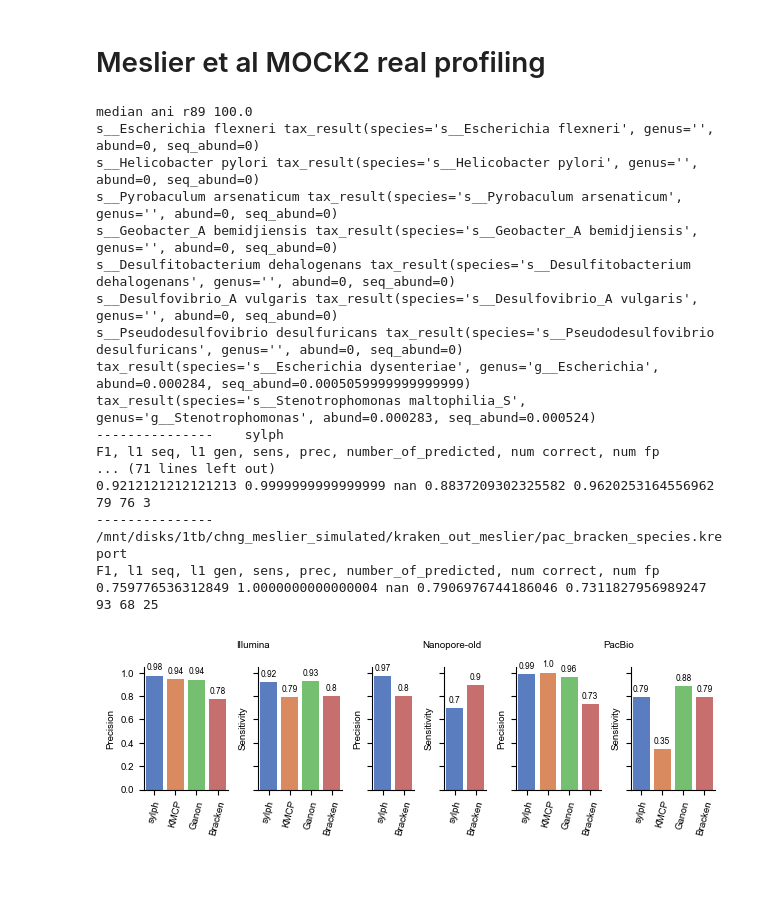
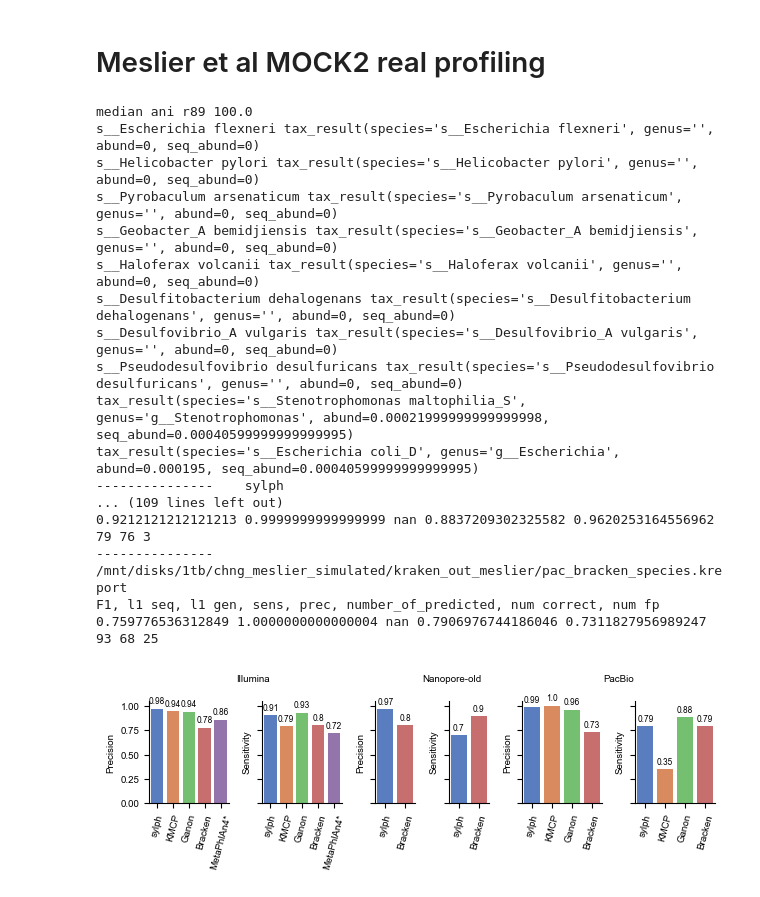
Before and after one commit to bluenote-1577/sylph-test, a Jupyter notebook: profile_analysis.ipynb, the cells around one changed output. Drawn from its saved outputs; the diff is of its cells as text; code cells hidden in the pictures.

Commit message:
v0.5 results more

```diff
--- a/profile_analysis.ipynb
+++ b/profile_analysis.ipynb
@@ -574,11 +574,12 @@ for i, setup in enumerate(test_setups):
         # Add labels
         ax.set_xticklabels(methods)
         ax.set_ylabel(metric.capitalize())
+        ax.set_ylabel("")
+        ax.set_title(metric.capitalize(),fontsize=7)
         if j == 4:
-            ax.set_ylabel('Norm. L1 (all)')
+            ax.set_title('Norm. L1 (all)', fontsize=7)
         if j == 3:
-            ax.set_ylabel('Norm. L1 (> 95% ANI)')
-
+            ax.set_title('Norm. L1 (> 95% ANI)', fontsize=7)
 
         #if j == 2:
            # ax.set_title(test_setups[i], fontsize=7.0)
@@ -873,7 +863,7 @@ det_95 = []
 det_99 = []
 det = []
 sense = []
-ordered_labels = ['sylph',  'KMCP', 'ganon','Bracken\n0.01% cutoff', 'MetaPhlAn4*']
+ordered_labels = ['sylph',  'KMCP', 'ganon','Bracken\n0.01% cutoff']#, 'MetaPhlAn4*']
 
 for method, d in detects.items():
     for res in d:
@@ -919,11 +909,11 @@ for l,ax in enumerate(axes):
         ax.tick_params(axis='x', rotation=45)
     ax.set_xlabel("ANI")
     sns.despine(ax=ax)
-axes[2].set_xlabel("Log10 abundance (est)")
+axes[2].set_xlabel("Abundance (est)")
 axes[2].set_ylabel("Precision")
 axes[2].set_xscale('log')
 axes[2].set_xlim([0.01,10])
-axes[3].set_xlabel("Log10 abundance (true)")
+axes[3].set_xlabel("Abundance (true)")
 axes[3].set_ylabel("Sensitivity")
 axes[3].set_xscale('log')
 #axes[2].get_xaxis().set_major_formatter(matplotlib.ticker.ScalarFormatter())
@@ -1095,7 +1326,7 @@ for (i,exp) in enumerate(exps):
              f'/mnt/disks/1tb/chng_meslier_simulated/kmcp_out_meslier/{exp}.kmcp.profile',
              f'/mnt/disks/1tb/chng_meslier_simulated/ganon_out_meslier/{exp}.ganon.tre',
             f'/mnt/disks/1tb/chng_meslier_simulated/kraken_out_meslier/{exp}_bracken_species.kreport',
-        #    f'/mnt/disks/1tb/chng_meslier_simulated/metaphlan_out_meslier/{exp}.metaphlan.gtdb',
+            f'/mnt/disks/1tb/chng_meslier_simulated/metaphlan_out_meslier/{exp}.metaphlan.gtdb',
                 ]
     elif 'nano' == exp:
         files = ['sylph',
@@ -1159,12 +1390,12 @@ for (i, exp) in enumerate(['illu', 'illu', 'nano', 'nano', 'pac', 'pac']):
     else:
         metric = 'sensitivity'
     if exp == 'illu':
-        ordered_labels = ['sylph',  'KMCP', 'Ganon', 'Bracken']#, 'MetaPhlAn4*']
+        ordered_labels = ['sylph',  'KMCP', 'Ganon', 'Bracken', 'MetaPhlAn4*']
         data = [[sylph_stats[exp][metric]],
                 [kmcp_stats[exp][metric]],
                 [ganon_stats[exp][metric]],
-                [kraken_stats[exp][metric]],]
-               # [metaphlan_stats[exp][metric]]]
+                [kraken_stats[exp][metric]],
+                [metaphlan_stats[exp][metric]]]
         c = [cmap[0], cmap[1], cmap[2], cmap[3], cmap[4]]
     elif exp == 'pac':
         ordered_labels = ['sylph', 'KMCP', 'Ganon', 'Bracken']
@@ -1186,35 +1417,35 @@ for (i, exp) in enumerate(['illu', 'illu', 'nano', 'nano', 'pac', 'pac']):
     ax.tick_params(axis='x', rotation=75)
 
 # Add this code to annotate with common titles
 group_titles = ['Illumina', 'Nanopore-old', 'PacBio']
 group_title_positions = [0.25, 0.565, 0.83]  # The x-position for each group title; adjust as needed
 for (k,ax) in enumerate(axes):
     for p in ax.patches:
         ax.annotate(f'{round(p.get_height(),2)}', (p.get_x() + p.get_width() / 2., p.get_height() + 0.03 ),
                 ha='center', va='bottom',fontsize=6)
 for title, pos in zip(group_titles, group_title_positions):
     fig.text(pos, 1.00, title, ha='center', va='bottom')
 if len(metaphlan_stats) > 0:
     plt.savefig('supp_figs/meslier_profiling-metaphlan.svg')
 else:
     plt.savefig('figures/f3-meslier_profiling.svg')
 plt.show()
 # %% [output]
 median ani r89 100.0
 s__Escherichia flexneri tax_result(species='s__Escherichia flexneri', genus='', abund=0, seq_abund=0)
 s__Helicobacter pylori tax_result(species='s__Helicobacter pylori', genus='', abund=0, seq_abund=0)
 s__Pyrobaculum arsenaticum tax_result(species='s__Pyrobaculum arsenaticum', genus='', abund=0, seq_abund=0)
 s__Geobacter_A bemidjiensis tax_result(species='s__Geobacter_A bemidjiensis', genus='', abund=0, seq_abund=0)
+s__Haloferax volcanii tax_result(species='s__Haloferax volcanii', genus='', abund=0, seq_abund=0)
 s__Desulfitobacterium dehalogenans tax_result(species='s__Desulfitobacterium dehalogenans', genus='', abund=0, seq_abund=0)
 s__Desulfovibrio_A vulgaris tax_result(species='s__Desulfovibrio_A vulgaris', genus='', abund=0, seq_abund=0)
 s__Pseudodesulfovibrio desulfuricans tax_result(species='s__Pseudodesulfovibrio desulfuricans', genus='', abund=0, seq_abund=0)
-tax_result(species='s__Escherichia dysenteriae', genus='g__Escherichia', abund=0.000284, seq_abund=0.0005059999999999999)
-tax_result(species='s__Stenotrophomonas maltophilia_S', genus='g__Stenotrophomonas', abund=0.000283, seq_abund=0.000524)
+tax_result(species='s__Stenotrophomonas maltophilia_S', genus='g__Stenotrophomonas', abund=0.00021999999999999998, seq_abund=0.00040599999999999995)
+tax_result(species='s__Escherichia coli_D', genus='g__Escherichia', abund=0.000195, seq_abund=0.00040599999999999995)
 ---------------    sylph
-F1, l1 seq, l1 gen, sens, prec, number_of_predicted, num correct, num fp
-... (71 lines left out)
+... (109 lines left out)
 0.9212121212121213 0.9999999999999999 nan 0.8837209302325582 0.9620253164556962 79 76 3
 ---------------    /mnt/disks/1tb/chng_meslier_simulated/kraken_out_meslier/pac_bracken_species.kreport
 F1, l1 seq, l1 gen, sens, prec, number_of_predicted, num correct, num fp
 0.759776536312849 1.0000000000000004 nan 0.7906976744186046 0.7311827956989247 93 68 25
-[figure, old version]
+[figure, new version]
```
Also changed, not shown: parts of 7 cells of this notebook, 10 other files.
